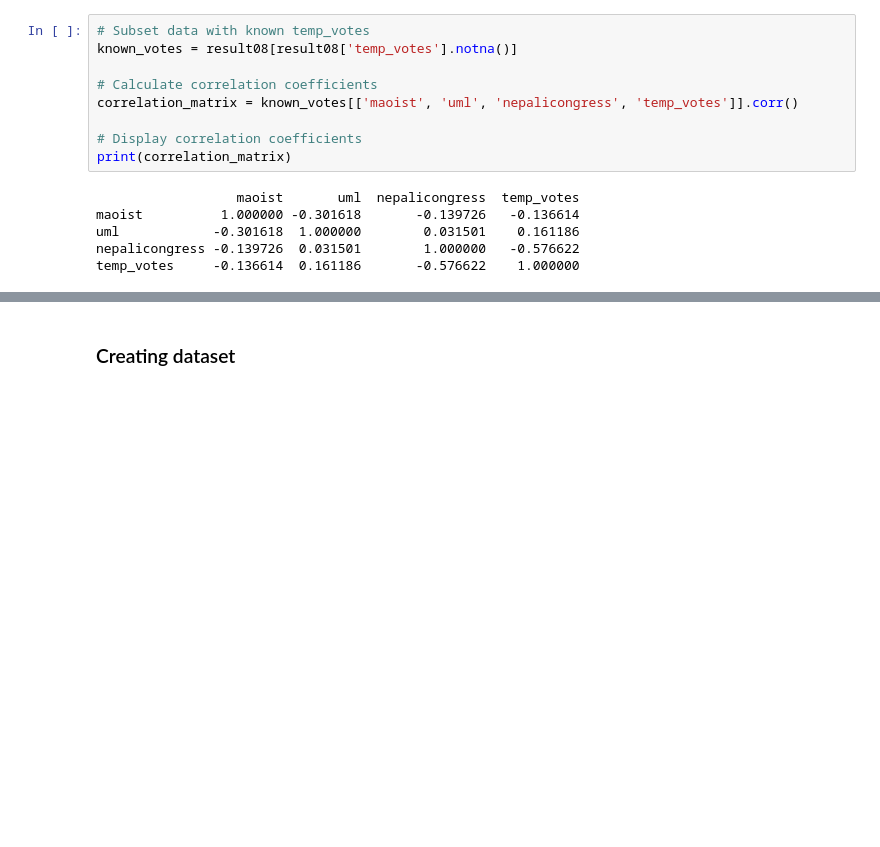
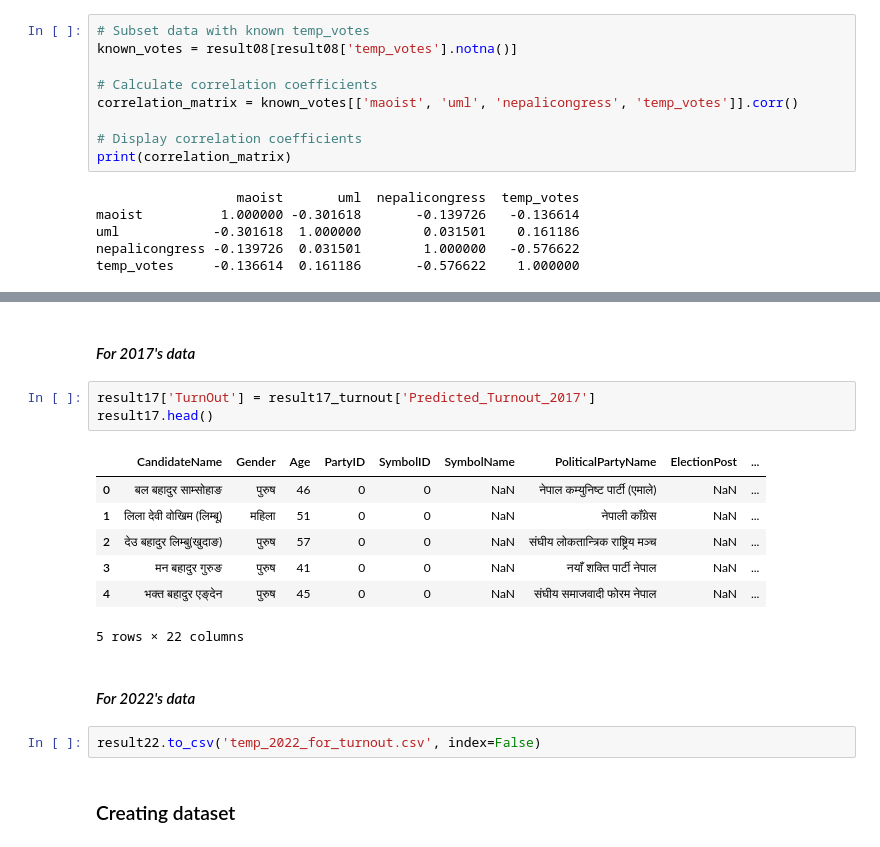
Before and after one commit to UjjwalKarkeyy/Nepal_Election_Prediction_Model, a Jupyter notebook: main.ipynb, the cells around one changed output, grey strips where cells are left out. Saved outputs shown, nothing was run; the diff lists cells and outputs as text; blank space fills up the shorter version.

```diff
--- a/main.ipynb
+++ b/main.ipynb
@@ -401,3 +429,20 @@ temp_votes     -0.136614  0.161186       -0.576622    1.000000
+# %% [markdown]
+#### <i>For 2017's data</i>
+# %%
+result17['TurnOut'] = result17_turnout['Predicted_Turnout_2017']
+result17.head()
+# %% [output]
+|  | CandidateName | Gender | Age | PartyID | SymbolID | SymbolName | PoliticalPartyName | ElectionPost | ... |
+| 0 | बल बहादुर साम्सोहाङ | पुरुष | 46 | 0 | 0 | NaN | नेपाल कम्युनिष्ट पार्टी (एमाले) | NaN | ... |
+| 1 | लिला देवी वोखिम (लिम्बू) | महिला | 51 | 0 | 0 | NaN | नेपाली काँग्रेस | NaN | ... |
+| 2 | देउ बहादुर लिम्बु(खुदाङ) | पुरुष | 57 | 0 | 0 | NaN | संघीय लोकतान्त्रिक राष्ट्रिय मञ्च | NaN | ... |
+| 3 | मन बहादुर गुरुङ | पुरुष | 41 | 0 | 0 | NaN | नयाँ शक्ति पार्टी नेपाल | NaN | ... |
+| 4 | भक्त बहादुर एङ्देन | पुरुष | 45 | 0 | 0 | NaN | संघीय समाजवादी फोरम नेपाल | NaN | ... |
+5 rows × 22 columns
+# %% [markdown]
+#### <i>For 2022's data</i>
+# %%
+result22.to_csv('temp_2022_for_turnout.csv', index=False)
 # %% [markdown]
 ### Creating dataset
 # %%
```
Also changed, not shown: parts of 5 cells of this notebook, 5 other files.
